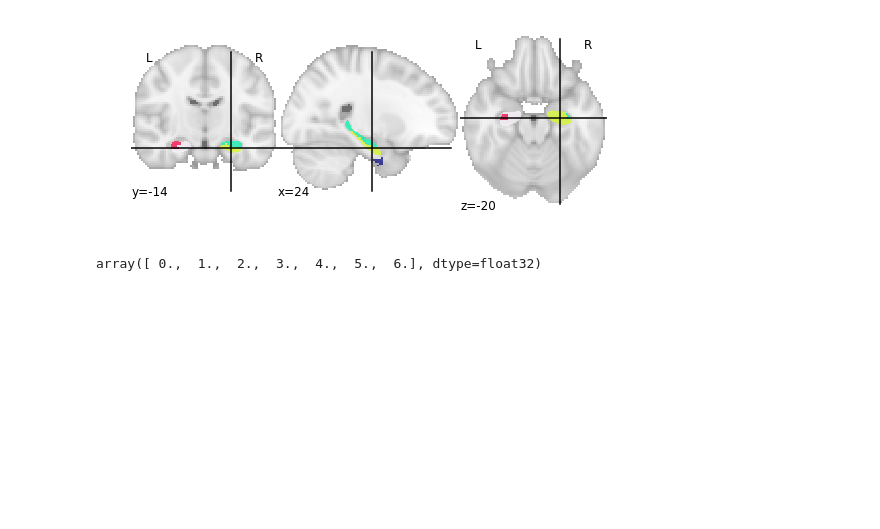
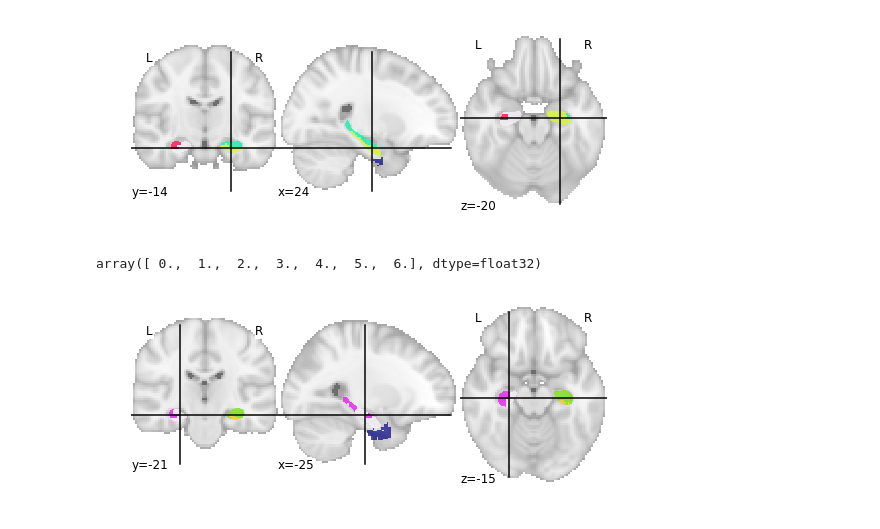
Before and after one commit to gkiar/alzhippo, a Jupyter notebook: code/dilate_hippocampus.ipynb, the cells around one changed output. Drawn from its saved outputs; the diff is of its cells as text; code cells hidden in the pictures; blank space fills up the shorter version.

```diff
--- a/code/dilate_hippocampus.ipynb
+++ b/code/dilate_hippocampus.ipynb
@@ -202,3 +202,9 @@ final_atlas[bi_hipp==86] = 5
 final_atlas[bi_hipp==87] = 6
 # save
 ni.Nifti1Image(final_atlas, atlas_img.affine).to_filename('../data/dilated_hipp_parcellation_FULL_EC')
+# %%
+plt.close()
+plotting.plot_roi(ni.Nifti1Image(final_atlas,atlas_img.affine))
+plt.show()
+# %% [output]
+[figure, added]
```
Also changed, not shown: 2 other files.
